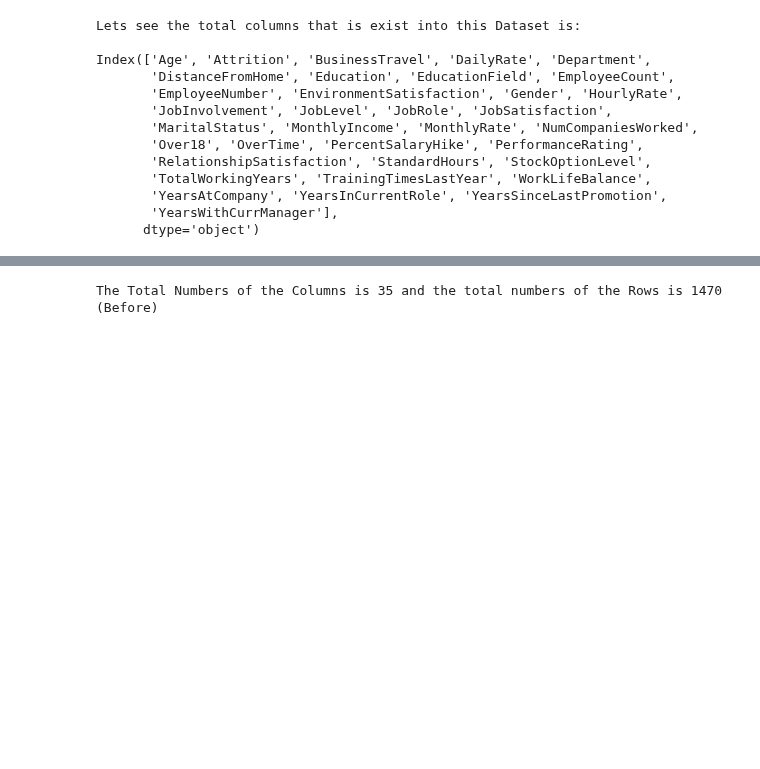
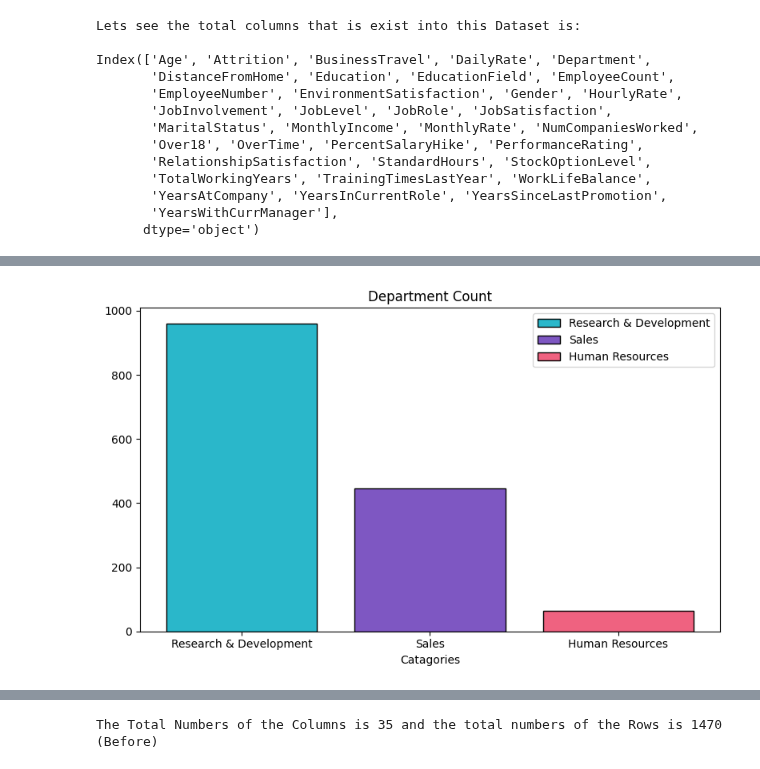
Before and after one commit to derravi/Employee_Attrition_Prediction_Using_Machine_Learning_-IBM_HR_Dataset-, a Jupyter notebook: Employee Attrition Prediction.ipynb, the cells around one changed output, grey strips where cells are left out. Cells and saved outputs as stored; diff of their text form; code cells hidden in the pictures; blank space fills up the shorter version.

```diff
--- a/Employee Attrition Prediction.ipynb
+++ b/Employee Attrition Prediction.ipynb
@@ -50,0 +85,19 @@ Index(['Age', 'Attrition', 'BusinessTravel', 'DailyRate', 'Department',
+# %%
+#Raw Department Count
+
+plt.figure(figsize=(8,5))
+plt.bar(df["Department"].value_counts().index,
+        df["Department"].value_counts().values,
+        color = ["#2AB7CA","#7E57C2","#EF6280"],
+        edgecolor="black",
+        label=["Research & Development","Sales","Human Resources"]
+        )
+plt.title("Department Count")
+plt.xlabel("Catagories")
+plt.legend(loc='upper right')
+plt.tight_layout()
+plt.legend(loc='upper right')
+plt.savefig("Visualization Graphs/Department Count.png",dpi=300,bbox_inches='tight')
+plt.show()
+# %% [output]
+[figure, added]
```
Also changed, not shown: parts of 10 cells of this notebook, 9 other files.
